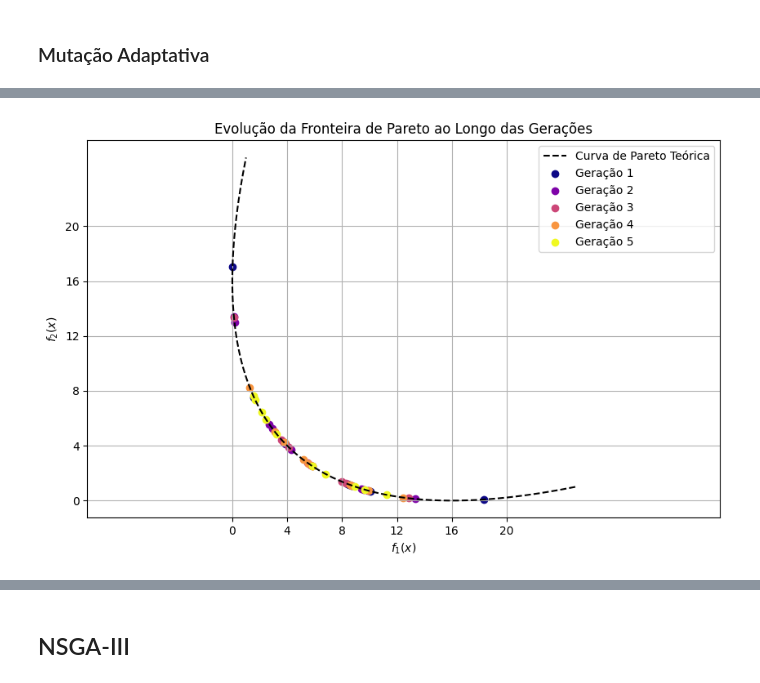
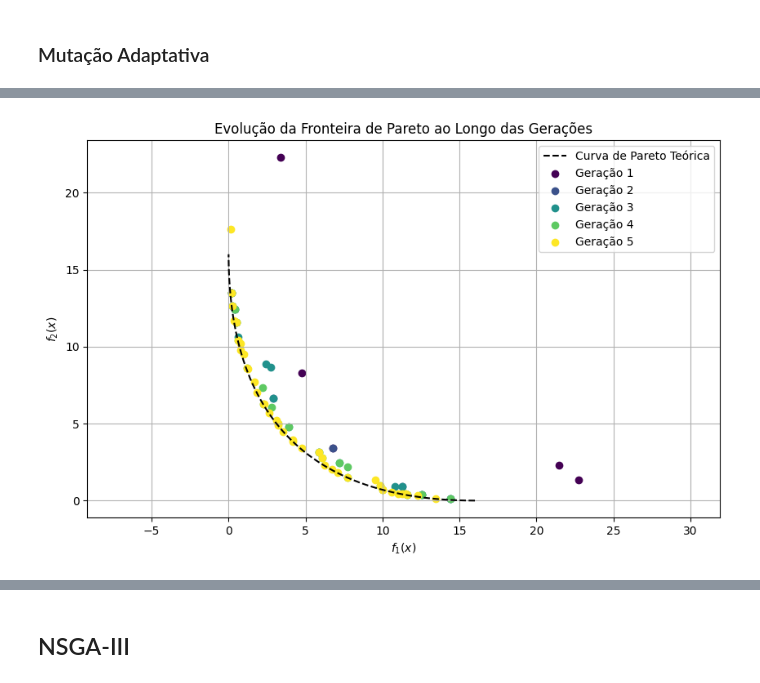
Before and after one commit to JunioCesarFerreira/NSGA-Studies, a Jupyter notebook: notebooks/nsga-initial-study.ipynb, the cells around one changed output, grey strips where cells are left out. Drawn from its saved outputs; the diff is of its cells as text; code cells hidden in the pictures.

Commit message:
review: several fixes in the NSGA-II implementation

```diff
--- a/notebooks/nsga-initial-study.ipynb
+++ b/notebooks/nsga-initial-study.ipynb
@@ -48,7 +48,7 @@ def f2(x):
     return (x + 2)**2
 
 # Valores de x
-x = np.linspace(-3, 3, 500)
+x = np.linspace(-4, 4, 500)
 f1_vals = f1(x)
 f2_vals = f2(x)
 
@@ -57,10 +57,10 @@ plt.figure(figsize=(10, 6))
 
 # Curva de Pareto no espaço de decisão (x)
 plt.subplot(1, 2, 1)
-plt.plot(x, f1_vals, label='$f_1(x) = (x-2)^2$', color='blue')
-plt.plot(x, f2_vals, label='$f_2(x) = (x+2)^2$', color='orange')
-plt.axvline(-2, linestyle='--', color='gray', label='Min $f_2$')
-plt.axvline(2, linestyle='--', color='gray', label='Min $f_1$')
+plt.plot(x, f1_vals, label='$f_1(x) = (x-2)^2$', color='green')
+plt.plot(x, f2_vals, label='$f_2(x) = (x+2)^2$', color='blue')
+plt.axvline(-2, linestyle='--', color='gray', label='Min $f_1$')
+plt.axvline(2, linestyle='--', color='gray', label='Min $f_2$')
 plt.title("Funções Objetivo no Espaço de Decisão")
 plt.xlabel("$x$")
 plt.ylabel("Objetivo")
@@ -68,9 +68,9 @@ plt.legend()
 
 # Fronteira de Pareto no espaço de objetivos
 plt.subplot(1, 2, 2)
-plt.plot(f1_vals, f2_vals, label="Fronteira de Pareto", color='green')
+plt.plot(f1_vals, f2_vals, label="Fronteira de Pareto", color='purple')
 plt.scatter(f1(2), f2(2), color='red', label='Min $f_1$')
-plt.scatter(f1(-2), f2(-2), color='purple', label='Min $f_2$')
+plt.scatter(f1(-2), f2(-2), color='orange', label='Min $f_2$')
 plt.title("Fronteira de Pareto no Espaço de Objetivos")
 plt.xlabel("$f_1(x)$")
 plt.ylabel("$f_2(x)$")
@@ -423,0 +286,5 @@ nsga(pop_size=50, generations=10, bounds=(-3, 3))
+# %%
+# Gerar a curva de Pareto teórica
+x_theoretical = np.linspace(-2, 2, 500) # 2 e -2 são os minimos de f1 e f2
+f1_theoretical = f1(x_theoretical)
+f2_theoretical = f2(x_theoretical)
@@ -649,61 +551,80 @@ nsga(pop_size=10, generations=5, bounds=(-3, 3))
 # %%
-# Algoritmo NSGA com gráfico teórico e apresentando comportamento das gerações
+import numpy as np
+import random
+import matplotlib.pyplot as plt
+
+# Funções objetivo
+def f1(x, y):
+    return (x - 2)**2 + y**2
+
+def f2(x, y):
+    return (x + 2)**2 + y**2
+
+# Inicialização da população
+def initialize_population(size, bounds):
+    return [np.array([random.uniform(bounds[0], bounds[1]),
+                      random.uniform(bounds[0], bounds[1])]) for _ in range(size)]
+
+# Avaliação
+def evaluate_population(population):
+    return [(f1(ind[0], ind[1]), f2(ind[0], ind[1])) for ind in population]
+
+# Algoritmo NSGA
 def nsga(pop_size, generations, bounds, base_mutation_rate=0.1):
-    """
-    Implementa o algoritmo NSGA com crossover de média ponderada e mutação adaptativa.
-    """
     population = initialize_population(pop_size, bounds)
-
-    colors = plt.cm.plasma(np.linspace(0, 1, generations))  # Gradiente de cores para as gerações
+    colors = plt.cm.viridis(np.linspace(0, 1, generations))  # Gradiente de cores para as gerações
 
     # Gerar a curva de Pareto teórica
-    x_theoretical = np.linspace(bounds[0], bounds[1], 500)
-    f1_theoretical = f1(x_theoretical)
-    f2_theoretical = f2(x_theoretical)
+    x_theoretical = np.linspace(-2, 2, 500)
+    f1_theoretical = [(f1(x, 0)) for x in x_theoretical]
+    f2_theoretical = [(f2(x, 0)) for x in x_theoretical]
 
     plt.figure(figsize=(10, 6))
     plt.plot(f1_theoretical, f2_theoretical, label="Curva de Pareto Teórica", color="black", linestyle="--")
 
     for gen in range(generations):
-        # Avaliação
+        # Avaliar a nova população
         objectives = evaluate_population(population)
+        fronts, _ = fast_nondominated_sort(objectives)
 
-        # Ordenação não-dominada
-        fronts = fast_nondominated_sort(objectives)
-
+        # Plotar a primeira fronteira da geração atual
         pareto_front = [objectives[i] for i in fronts[0]]
+        print(pareto_front)
         pareto_front.sort()
         plt.scatter(*zip(*pareto_front), label=f"Geração {gen + 1}", color=colors[gen])
 
         # Mutação adaptativa
         mutation_rate = base_mutation_rate * (1 - gen / generations)
 
-        # Nova geração
-        new_population = []
-        while len(new_population) < pop_size:
+        # Criar descendentes usando operadores genéticos
+        offspring = []
+        while len(offspring) < pop_size:
             # Seleção de dois pais
             parent1, parent2 = random.sample(population, 2)
-
             # Cruzamento
             child = crossover(parent1, parent2)
-
             # Mutação
             child = mutation(child, bounds, mutation_rate)
+            offspring.append(child)
 
-            new_population.append(child)
+        # Combinar pais e descendentes
+        combined_population = population + offspring
+        combined_objectives = evaluate_population(combined_population)
 
-        population = new_population
+        # Realizar nova ordenação não-dominada
+        combined_fronts, _ = fast_nondominated_sort(combined_objectives)
+
+        # Selecionar próxima geração com elitismo
+        population = select_next_population(combined_fronts, combined_objectives, combined_population, pop_size)
 
     plt.title("Evolução da Fronteira de Pareto ao Longo das Gerações")
     plt.xlabel("$f_1(x)$")
     plt.ylabel("$f_2(x)$")
     plt.legend()
     plt.axis("equal")
-    plt.xticks(np.arange(0, 24, 4))
-    plt.yticks(np.arange(0, 24, 4))
     plt.grid()
     plt.show()
 
 # Executar NSGA
-nsga(pop_size=10, generations=5, bounds=(-3, 3))
+nsga(pop_size=50, generations=5, bounds=(-7, 7))
 # %% [output]
@@ -710 +636 @@ nsga(pop_size=10, generations=5, bounds=(-3, 3))
-[figure, old version]
+[figure, new version]
```
Also changed, not shown: parts of 20 cells of this notebook.
